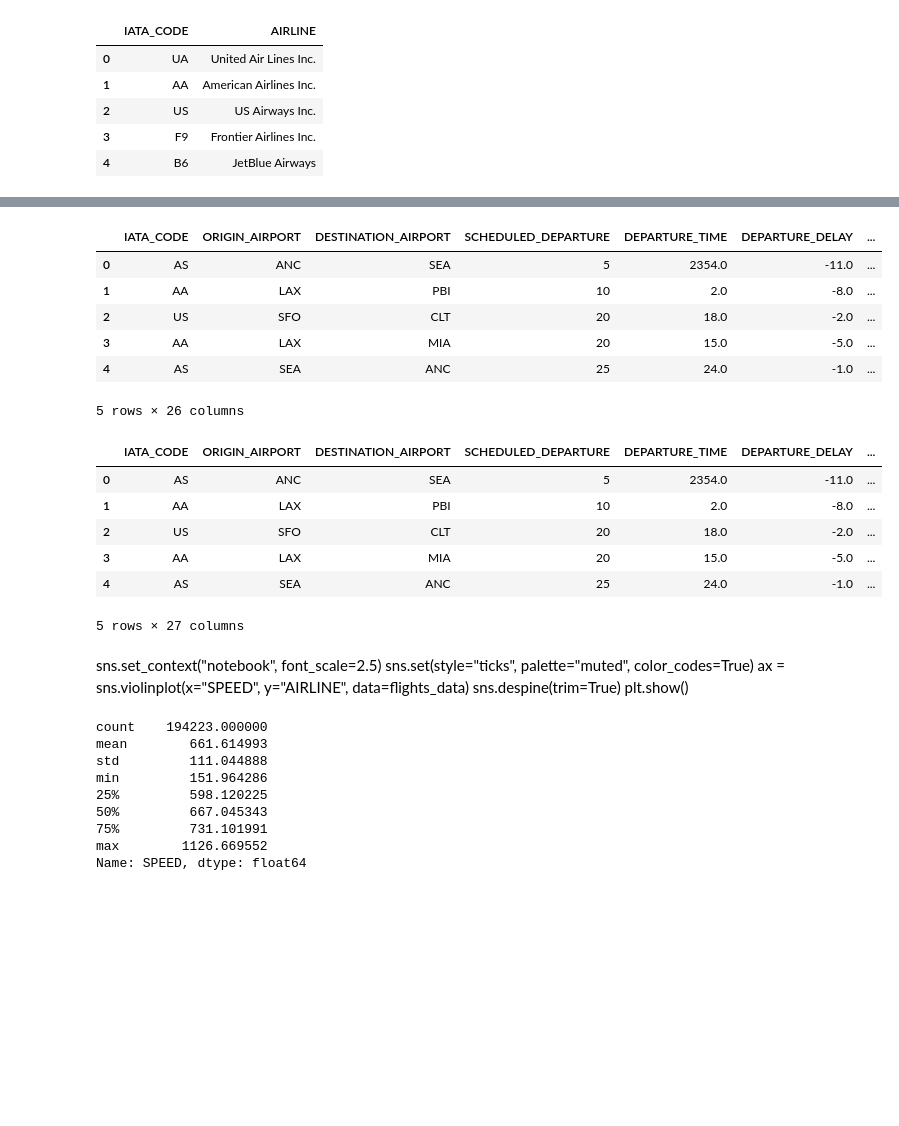
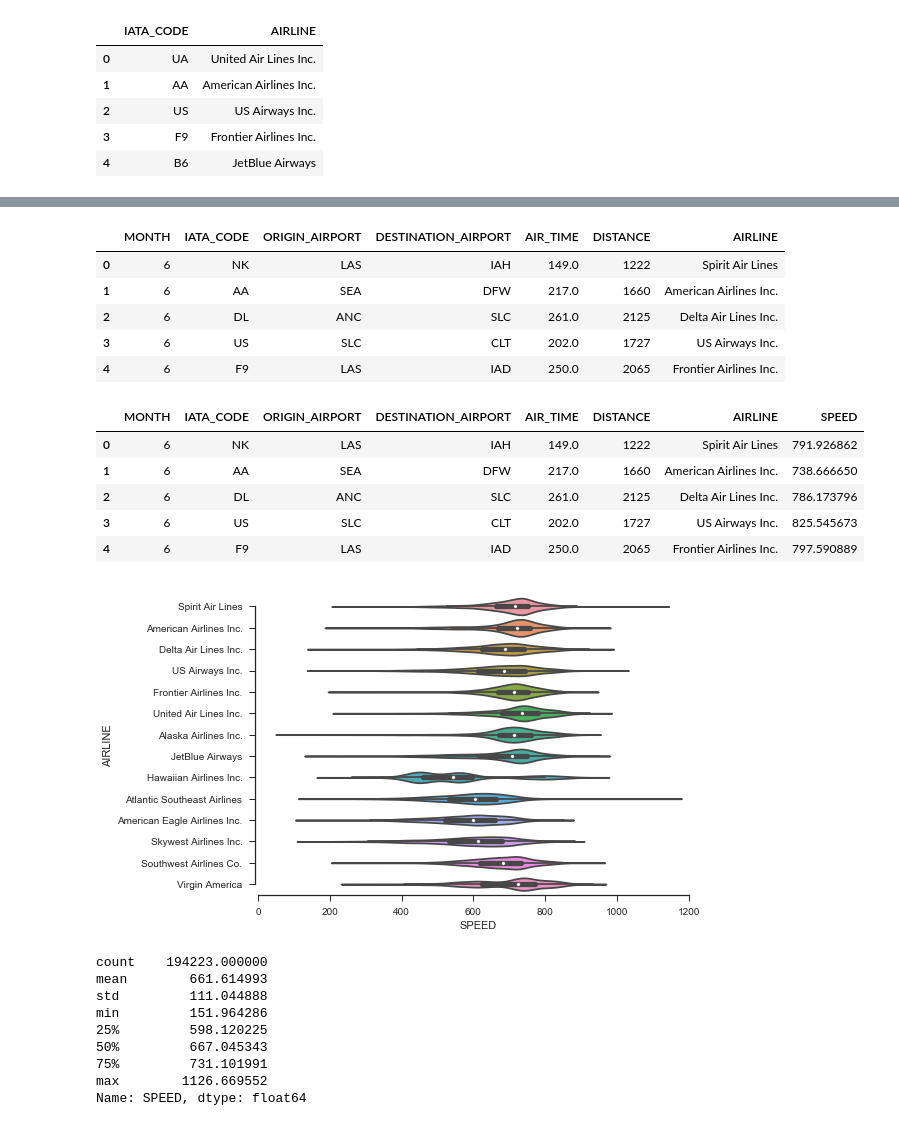
Before and after one commit to ClementPavue/DataVizProject, a Jupyter notebook: data/Airline.ipynb, the cells around one changed output, grey strips where cells are left out. Saved outputs shown, nothing was run; the diff lists cells and outputs as text; code cells hidden in the pictures; blank space fills up the shorter version.

Commit message:
add violin plot

```diff
--- a/data/Airline.ipynb
+++ b/data/Airline.ipynb
@@ -31,12 +31,7 @@ flights_data = pd.read_csv(file_name, dtype={ 'YEAR': int, 'MONTH': int, 'DAY':
                                              'DISTANCE': int, 'WHEELS_ON': float, 'TAXI_IN': float, 'SCHEDULED_ARRIVAL': int,
                                              'ARRIVAL_TIME': float, 'ARRIVAL_DELAY': float, 'DIVERTED': int, 'CANCELLED': int,
                                              'CANCELLATION_REASON': np.string_, 'AIR_SYSTEM_DELAY': float, 'SECURITY_DELAY': float,
-                                             'AIRLINE_DELAY': float,'LATE_AIRCRAFT_DELAY': float,'WEATHER_DELAY': float,})
-flights_data = flights_data.drop('FLIGHT_NUMBER', 1)
-flights_data = flights_data.drop('TAIL_NUMBER', 1)
-flights_data = flights_data.drop('YEAR', 1)
-flights_data = flights_data.drop('MONTH', 1)
-flights_data = flights_data.drop('DAY', 1)
-flights_data = flights_data.drop('DAY_OF_WEEK', 1)
+                                             'AIRLINE_DELAY': float,'LATE_AIRCRAFT_DELAY': float,'WEATHER_DELAY': float,},
+                          usecols=[1,4,7,8,16,17])
 flights_data.head()
 # %% [output]
@@ -50,25 +44,24 @@ flights_data.head()
 # %%
+flights_data = flights_data[flights_data.MONTH.isin([6])]
 flights_data = pd.merge(flights_data, airlines_data, left_on='AIRLINE', right_on='IATA_CODE', how='left')
 flights_data.drop('IATA_CODE', axis=1, inplace=True)
 flights_data.rename(columns={'AIRLINE_x': 'IATA_CODE','AIRLINE_y': 'AIRLINE'}, inplace=True)
 flights_data.head()
 # %% [output]
-|  | IATA_CODE | ORIGIN_AIRPORT | DESTINATION_AIRPORT | SCHEDULED_DEPARTURE | DEPARTURE_TIME | DEPARTURE_DELAY | ... |
-| 0 | AS | ANC | SEA | 5 | 2354.0 | -11.0 | ... |
-| 1 | AA | LAX | PBI | 10 | 2.0 | -8.0 | ... |
-| 2 | US | SFO | CLT | 20 | 18.0 | -2.0 | ... |
-| 3 | AA | LAX | MIA | 20 | 15.0 | -5.0 | ... |
-| 4 | AS | SEA | ANC | 25 | 24.0 | -1.0 | ... |
+|  | MONTH | IATA_CODE | ORIGIN_AIRPORT | DESTINATION_AIRPORT | AIR_TIME | DISTANCE | AIRLINE |
+| 0 | 6 | NK | LAS | IAH | 149.0 | 1222 | Spirit Air Lines |
+| 1 | 6 | AA | SEA | DFW | 217.0 | 1660 | American Airlines Inc. |
+| 2 | 6 | DL | ANC | SLC | 261.0 | 2125 | Delta Air Lines Inc. |
+| 3 | 6 | US | SLC | CLT | 202.0 | 1727 | US Airways Inc. |
+| 4 | 6 | F9 | LAS | IAD | 250.0 | 2065 | Frontier Airlines Inc. |
-5 rows × 26 columns
 # %%
 flights_data['SPEED'] = (60*flights_data['DISTANCE'])/(0.62137119*flights_data['AIR_TIME'])
 flights_data.head()
 # %% [output]
-|  | IATA_CODE | ORIGIN_AIRPORT | DESTINATION_AIRPORT | SCHEDULED_DEPARTURE | DEPARTURE_TIME | DEPARTURE_DELAY | ... |
-| 0 | AS | ANC | SEA | 5 | 2354.0 | -11.0 | ... |
-| 1 | AA | LAX | PBI | 10 | 2.0 | -8.0 | ... |
-| 2 | US | SFO | CLT | 20 | 18.0 | -2.0 | ... |
-| 3 | AA | LAX | MIA | 20 | 15.0 | -5.0 | ... |
-| 4 | AS | SEA | ANC | 25 | 24.0 | -1.0 | ... |
+|  | MONTH | IATA_CODE | ORIGIN_AIRPORT | DESTINATION_AIRPORT | AIR_TIME | DISTANCE | AIRLINE | SPEED |
+| 0 | 6 | NK | LAS | IAH | 149.0 | 1222 | Spirit Air Lines | 791.926862 |
+| 1 | 6 | AA | SEA | DFW | 217.0 | 1660 | American Airlines Inc. | 738.666650 |
+| 2 | 6 | DL | ANC | SLC | 261.0 | 2125 | Delta Air Lines Inc. | 786.173796 |
+| 3 | 6 | US | SLC | CLT | 202.0 | 1727 | US Airways Inc. | 825.545673 |
+| 4 | 6 | F9 | LAS | IAD | 250.0 | 2065 | Frontier Airlines Inc. | 797.590889 |
-5 rows × 27 columns
 # %%
@@ -76,11 +69,13 @@ d = {'IATA_CODE': flights_data.IATA_CODE, 'AIRLINE': flights_data.AIRLINE, 'SPEE
 df = pd.DataFrame(data=d)
 df.to_csv("speed.csv", encoding='utf-8', index=False)
-# %% [markdown]
-sns.set_context("notebook", font_scale=2.5)
-sns.set(style="ticks", palette="muted", color_codes=True)
-ax = sns.violinplot(x="SPEED", y="AIRLINE", data=flights_data)
-sns.despine(trim=True)
-plt.show()
+# %%
+sns.set_context("notebook", font_scale=2.5)
+sns.set(style="ticks", palette="muted", color_codes=True)
+ax = sns.violinplot(x="SPEED", y="AIRLINE", data=flights_data)
+sns.despine(trim=True)
+plt.show()
+# %% [output]
+[figure, added]
 # %%
 codes = []
 values = []
```
Also changed, not shown: parts of 2 cells of this notebook, 13 other files.
